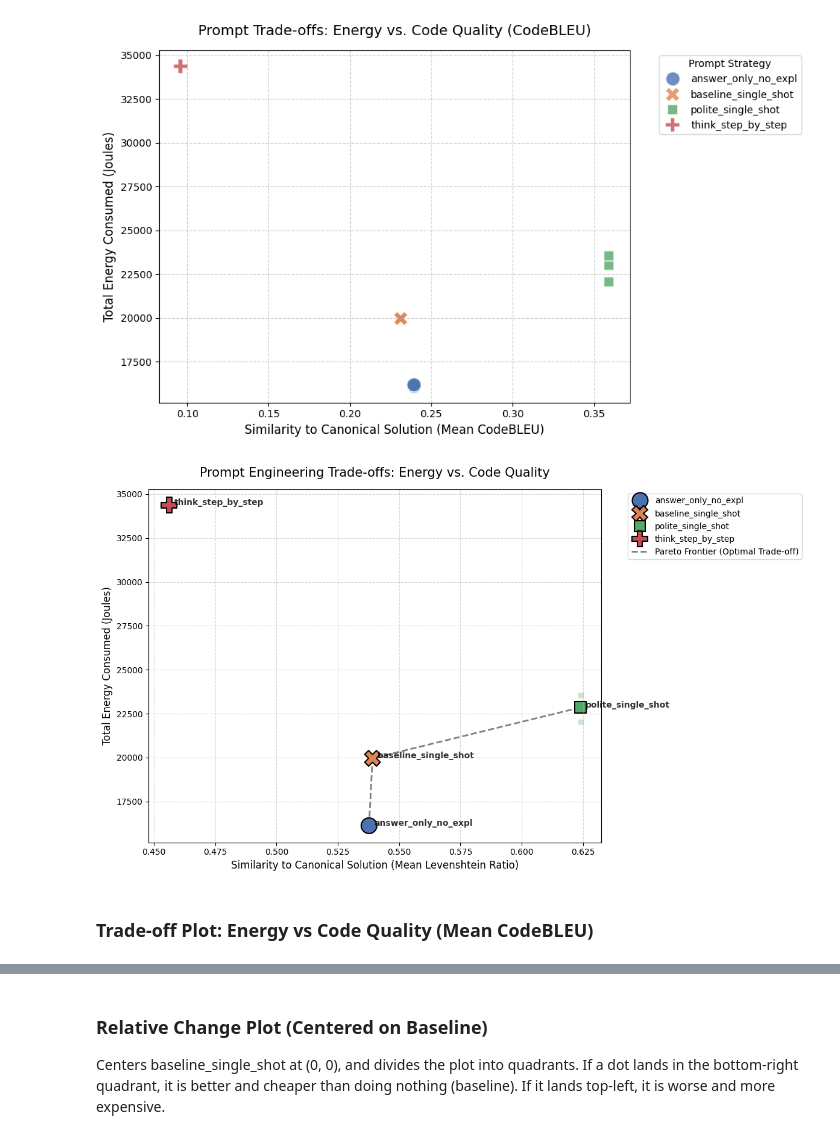
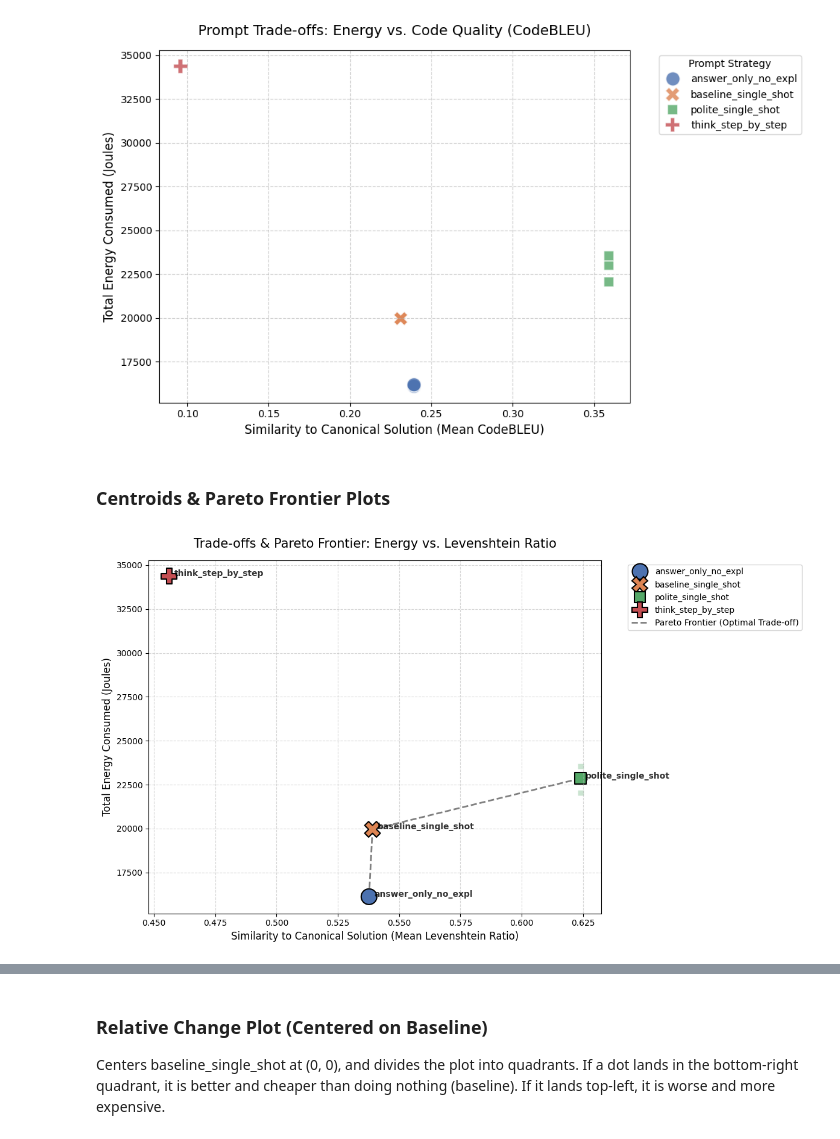
Before and after one commit to RebelOfDeath/PromptEnergy, a Jupyter notebook: analysis/tradeoff_scatter_plot.ipynb, the cells around one changed output, grey strips where cells are left out. Cells and saved outputs as stored; diff of their text form; code cells hidden in the pictures.

Commit message:
fix old version of one plot

```diff
--- a/analysis/tradeoff_scatter_plot.ipynb
+++ b/analysis/tradeoff_scatter_plot.ipynb
@@ -101,9 +100,13 @@ plt.show()
 # %% [output]
 [figure]
 [figure]
+# %% [markdown]
+### Centroids & Pareto Frontier Plots
 # %%
+# PLOT 1: CENTROIDS & PARETO (LEVENSHTEIN)
+
 # Calculate the Centroids (mean energy and mean quality for each condition)
-centroids = df.groupby('Condition').agg({
+centroids_lev = df.groupby('Condition').agg({
     'Quality (Levenshtein Ratio)': 'mean',
     'Energy (Joules)': 'mean'
 }).reset_index()
@@ -125,7 +128,7 @@ sns.scatterplot(
 
 # Plot the centroids
 sns.scatterplot(
-    data=centroids,
+    data=centroids_lev,
     x="Quality (Levenshtein Ratio)",
     y="Energy (Joules)",
     hue="Condition",
@@ -136,52 +139,49 @@ sns.scatterplot(
     palette="deep"
 )
 
-for i, row in centroids.iterrows():
+for i, row in centroids_lev.iterrows():
     plt.text(
         row['Quality (Levenshtein Ratio)'] + 0.002, # Small horizontal offset
         row['Energy (Joules)'],
         row['Condition'],
         fontsize=10,
         weight='bold',
         alpha=0.8
     )
 
 # Calculate and plot the Pareto Frontier
-pareto_sorted = centroids.sort_values('Quality (Levenshtein Ratio)', ascending=False)
-frontier = []
-min_energy = float('inf')
+pareto_sorted_lev = centroids_lev.sort_values('Quality (Levenshtein Ratio)', ascending=False)
+frontier_lev = []
+min_energy_lev = float('inf')
 
-for _, row in pareto_sorted.iterrows():
-    if row['Energy (Joules)'] < min_energy:
-        frontier.append(row)
-        min_energy = row['Energy (Joules)']
+for _, row in pareto_sorted_lev.iterrows():
+    if row['Energy (Joules)'] < min_energy_lev:
+        frontier_lev.append(row)
+        min_energy_lev = row['Energy (Joules)']
 
 # Sort ascending to draw the line correctly from left to right
-frontier_df = pd.DataFrame(frontier).sort_values('Quality (Levenshtein Ratio)')
+frontier_df_lev = pd.DataFrame(frontier_lev).sort_values('Quality (Levenshtein Ratio)')
 
 plt.plot(
-    frontier_df['Quality (Levenshtein Ratio)'],
-    frontier_df['Energy (Joules)'],
+    frontier_df_lev['Quality (Levenshtein Ratio)'],
+    frontier_df_lev['Energy (Joules)'],
     color='grey',
     linestyle='--',
     linewidth=2,
     zorder=0,
     label='Pareto Frontier (Optimal Trade-off)'
 )
 
-plt.title("Prompt Engineering Trade-offs: Energy vs. Code Quality", fontsize=15, pad=15)
+plt.title("Trade-offs & Pareto Frontier: Energy vs. Levenshtein Ratio", fontsize=15, pad=15)
 plt.xlabel("Similarity to Canonical Solution (Mean Levenshtein Ratio)", fontsize=12)
 plt.ylabel("Total Energy Consumed (Joules)", fontsize=12)
 
 handles, labels = plt.gca().get_legend_handles_labels()
 by_label = dict(zip(labels, handles))
 plt.legend(by_label.values(), by_label.keys(), bbox_to_anchor=(1.05, 1), loc='upper left')
 
 plt.grid(True, linestyle='--', alpha=0.5)
 plt.tight_layout()
-
 plt.show()
 # %% [output]
-[figure, old version]
+[figure, new version]
-# %% [markdown]
-### Trade-off Plot: Energy vs Code Quality (Mean CodeBLEU)
```
Also changed, not shown: parts of 4 cells of this notebook.
